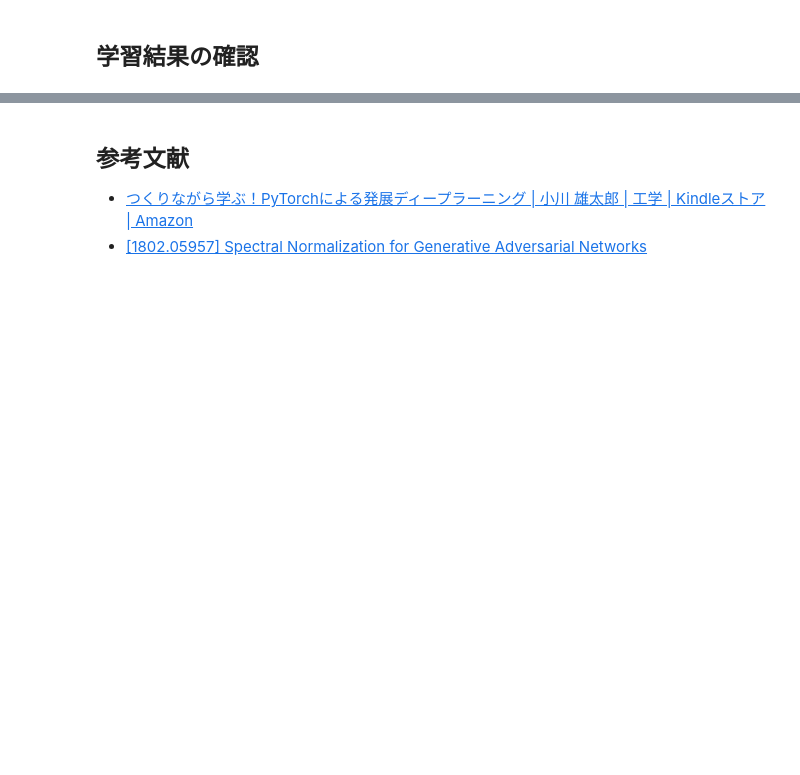
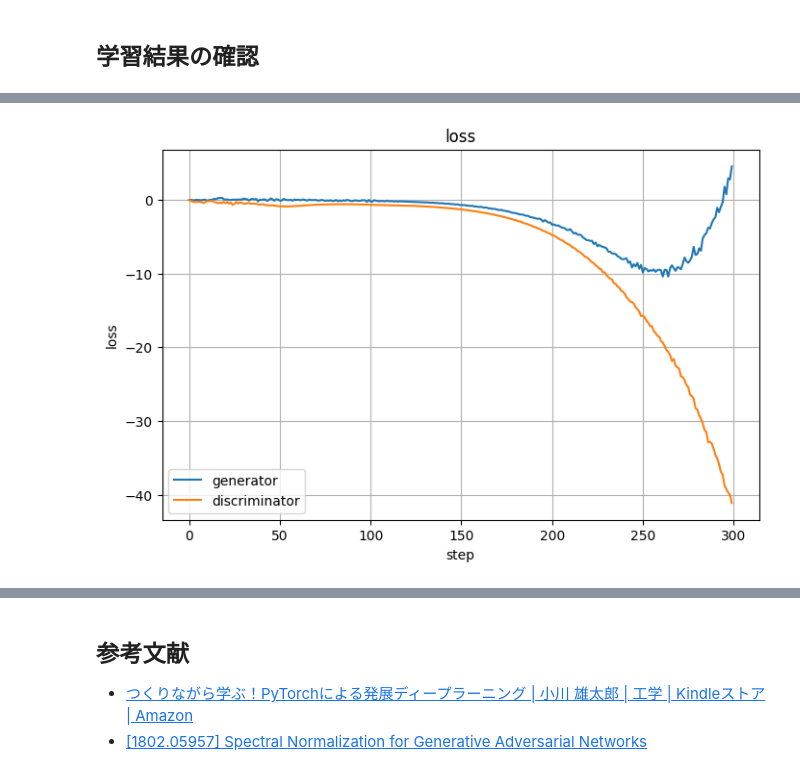
Before and after one commit to ReiRev/advenced-deep-learning-with-pytorch, a Jupyter notebook: 5-gan-image-generation/sagan.ipynb, the cells around one changed output, grey strips where cells are left out. Saved outputs shown, nothing was run; the diff lists cells and outputs as text; code cells hidden in the pictures; blank space fills up the shorter version.

```diff
--- a/5-gan-image-generation/sagan.ipynb
+++ b/5-gan-image-generation/sagan.ipynb
@@ -646,0 +824,9 @@ for epoch in range(num_epochs):
+# %%
+log_dir = sorted(glob.glob("sagan/*"))[-1]
+path = glob.glob(os.path.join(log_dir, "logs/Loss_generator", "events.out.tfevents.*"))[
+    0
+]
+acc = EventAccumulator(path)
+acc.Reload()
+generator_loss = pd.DataFrame(acc.Scalars("Loss"))
+generator_loss.head()
@@ -646,0 +840,8 @@ for epoch in range(num_epochs):
+# %%
+path = glob.glob(
+    os.path.join(log_dir, "logs/Loss_discriminator", "events.out.tfevents.*")
+)[0]
+acc = EventAccumulator(path)
+acc.Reload()
+discriminator_loss = pd.DataFrame(acc.Scalars("Loss"))
+discriminator_loss.head()
@@ -646,0 +855,3 @@ for epoch in range(num_epochs):
+# %%
+loss = pd.merge(generator_loss, discriminator_loss, on="step", suffixes=("_g", "_d"))
+loss.head()
@@ -646,0 +869,11 @@ for epoch in range(num_epochs):
+# %%
+fig, ax = plt.subplots(1, 1, figsize=(8, 5))
+sns.lineplot(data=loss, x="step", y="value_g", ax=ax, label="generator")
+sns.lineplot(data=loss, x="step", y="value_d", ax=ax, label="discriminator")
+ax.set_xlabel("step")
+ax.set_ylabel("loss")
+ax.set_title("loss")
+ax.grid()
+plt.show()
+# %% [output]
+[figure, added]
```
Also changed, not shown: parts of 26 cells of this notebook.
